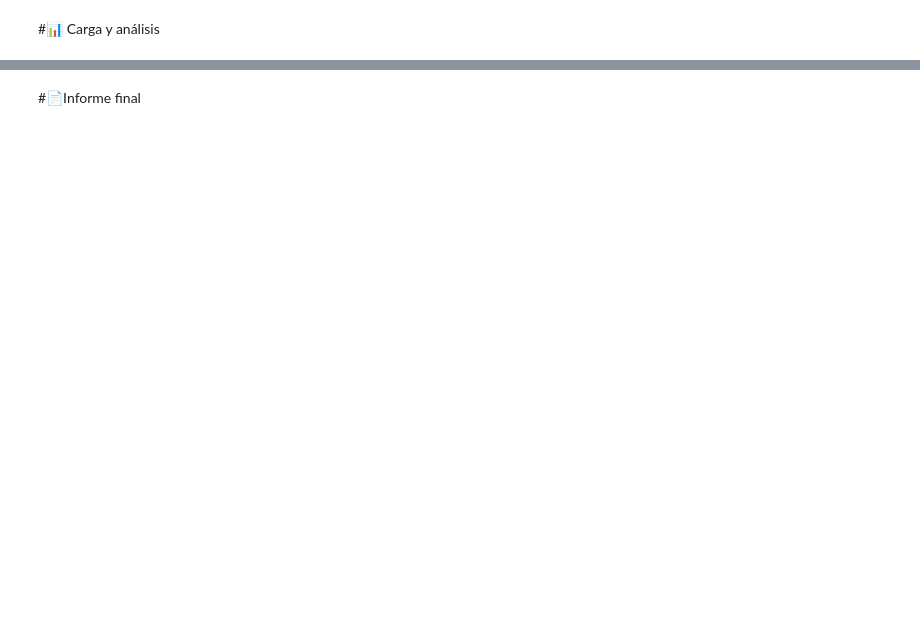
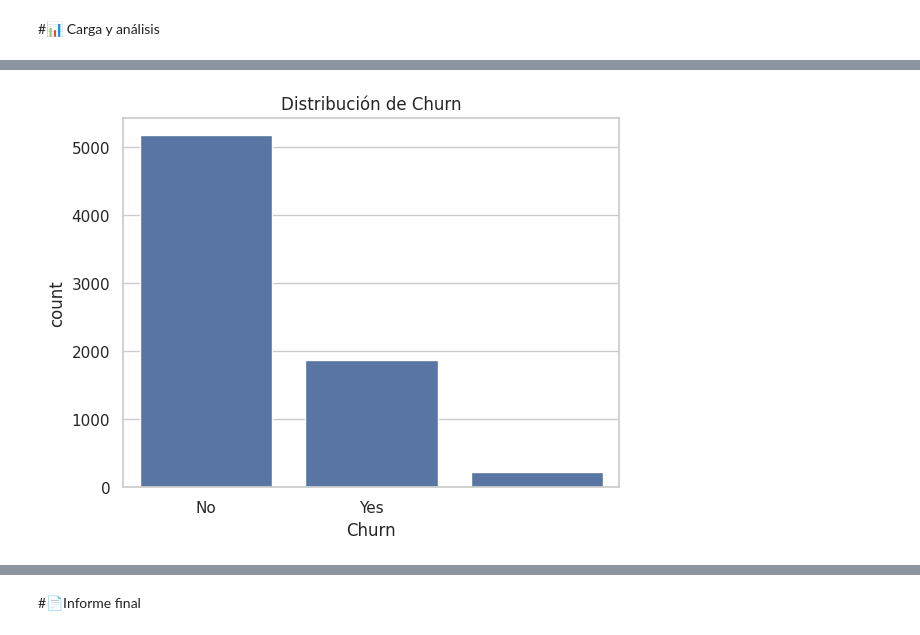
Before and after one commit to Marglodis/challenge2-data-science-LATAM, a Jupyter notebook: TelecomX_LATAM.ipynb, the cells around one changed output, grey strips where cells are left out. Cells and saved outputs as stored; diff of their text form; code cells hidden in the pictures; blank space fills up the shorter version.

```diff
--- a/TelecomX_LATAM.ipynb
+++ b/TelecomX_LATAM.ipynb
@@ -146,3 +146,11 @@ memory usage: 1.2+ MB
 | 3 | 0011-IGKFF | Yes | Male | 1 | 1 | 0 | 13 | 1 | ... |
 | 4 | 0013-EXCHZ | Yes | Female | 1 | 1 | 0 | 3 | 1 | ... |
 5 rows × 21 columns
+# %%
+# Crear nueva columna Cuentas_Diarias
+## Crear columna diaria (aprox. mensual /30) -> Proporciona una vista granular del gasto, útil para patrones temporales en churn.
+df['Cuentas_Diarias'] = df['MonthlyCharges'] / 30
+
+# Mostrar las primeras filas y forma del DataFrame
+df.info()
+df.head()
@@ -150,0 +264,7 @@ memory usage: 1.2+ MB
+# %%
+# Gráfico
+sns.countplot(x='Churn', data=df)
+plt.title('Distribución de Churn')
+plt.show()
+# %% [output]
+[figure, added]
```
Also changed, not shown: parts of 6 cells of this notebook.
